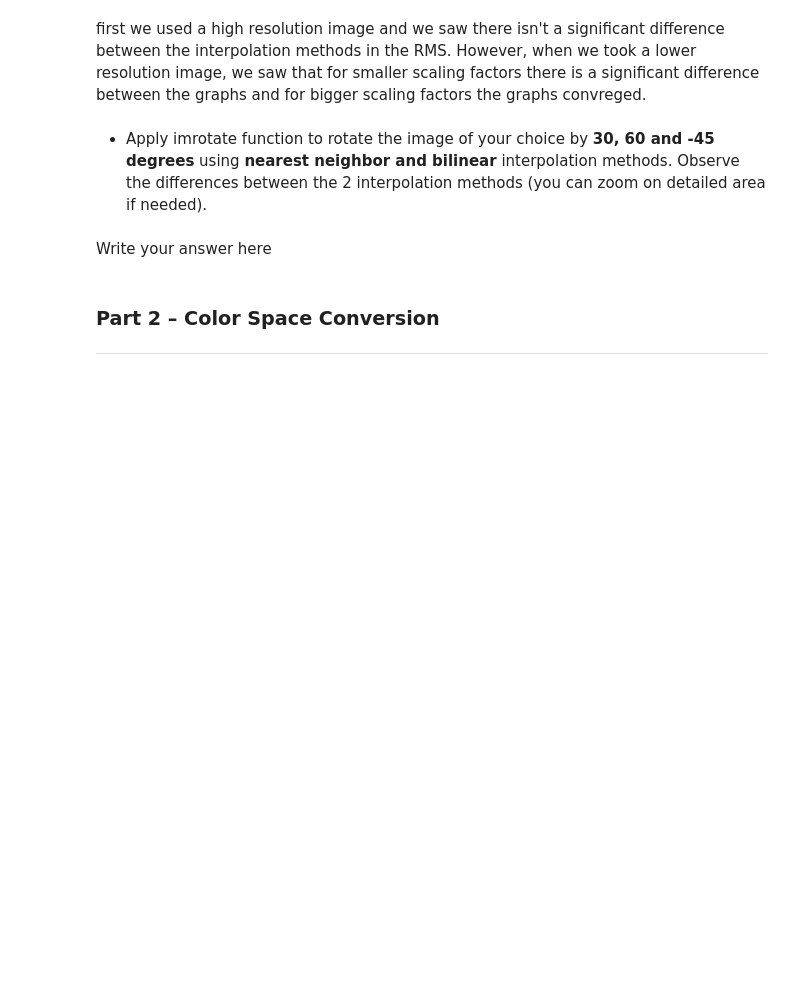
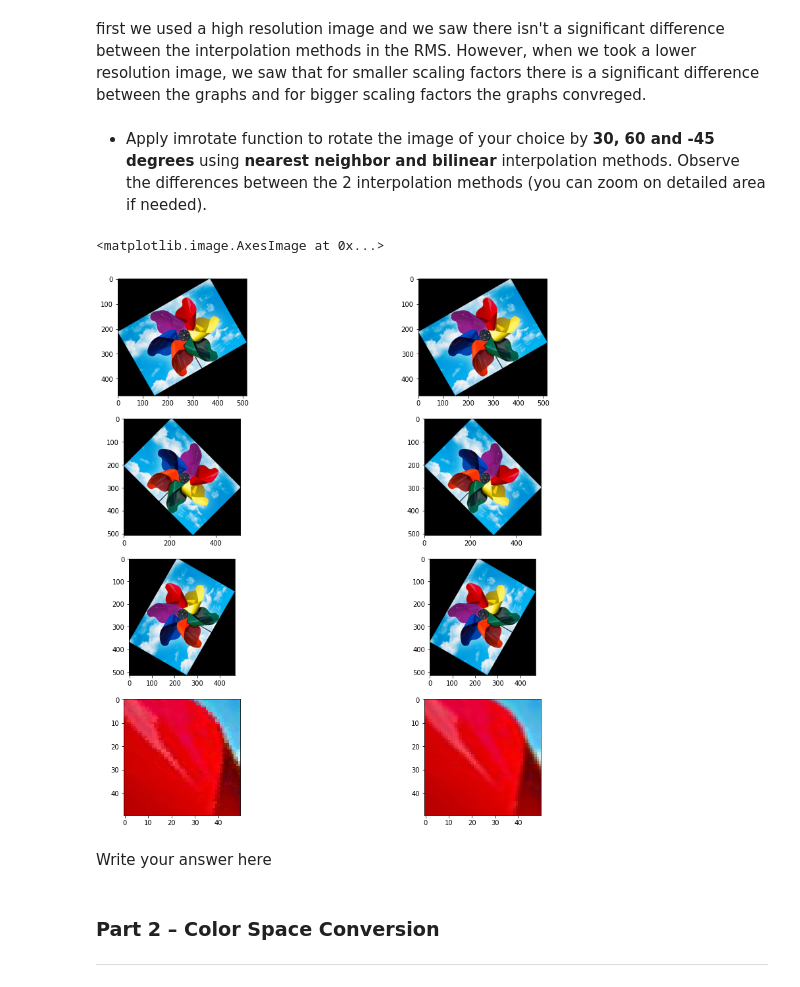
Before and after one commit to nadavschwalb/image_processing, a Jupyter notebook: Copy_of_Lab2_student.ipynb, the cells around one changed output. Cells and saved outputs as stored; diff of their text form; code cells hidden in the pictures; blank space fills up the shorter version.

```diff
--- a/Copy_of_Lab2_student.ipynb
+++ b/Copy_of_Lab2_student.ipynb
@@ -153,3 +151,35 @@ first we used a high resolution image and we saw there isn't a significant diffe
+# %%
+img = io.imread('WeatherVane.bmp')
+plt.figure(figsize=(15,15))
+plt.subplot(241)
+center = (int(img.shape[0]/2),int(img.shape[1]/2))
+zoom_radius = 25
+plt.subplot(421)
+plt.imshow(transform.rotate(img,30,resize=True,order=0))
+plt.subplot(422)
+plt.imshow(transform.rotate(img,30,resize=True,order=1))
+plt.subplot(423)
+plt.imshow(transform.rotate(img,-45,resize=True,order=0))
+plt.subplot(424)
+plt.imshow(transform.rotate(img,-45,resize=True,order=1))
+plt.subplot(425)
+plt.imshow(transform.rotate(img,60,resize=True,order=0))
+plt.subplot(426)
+plt.imshow(transform.rotate(img,60,resize=True,order=1))
+plt.subplot(427)
+plt.imshow(transform.rotate(img,60,resize=True,order=0)\
+    [
+    center[0]-zoom_radius:center[0]+zoom_radius,\
+    center[1]-zoom_radius:center[1]+zoom_radius
+    ])
+plt.subplot(428)
+plt.imshow(transform.rotate(img,60,resize=True,order=1)[
+    center[0]-zoom_radius:center[0]+zoom_radius,\
+    center[1]-zoom_radius:center[1]+zoom_radius
+    ])
+# %% [output]
+<matplotlib.image.AxesImage at 0x...>
+[figure, added]
 # %% [markdown]
 Write your answer here
 # %% [markdown]
```
Also changed, not shown: parts of 4 cells of this notebook.
